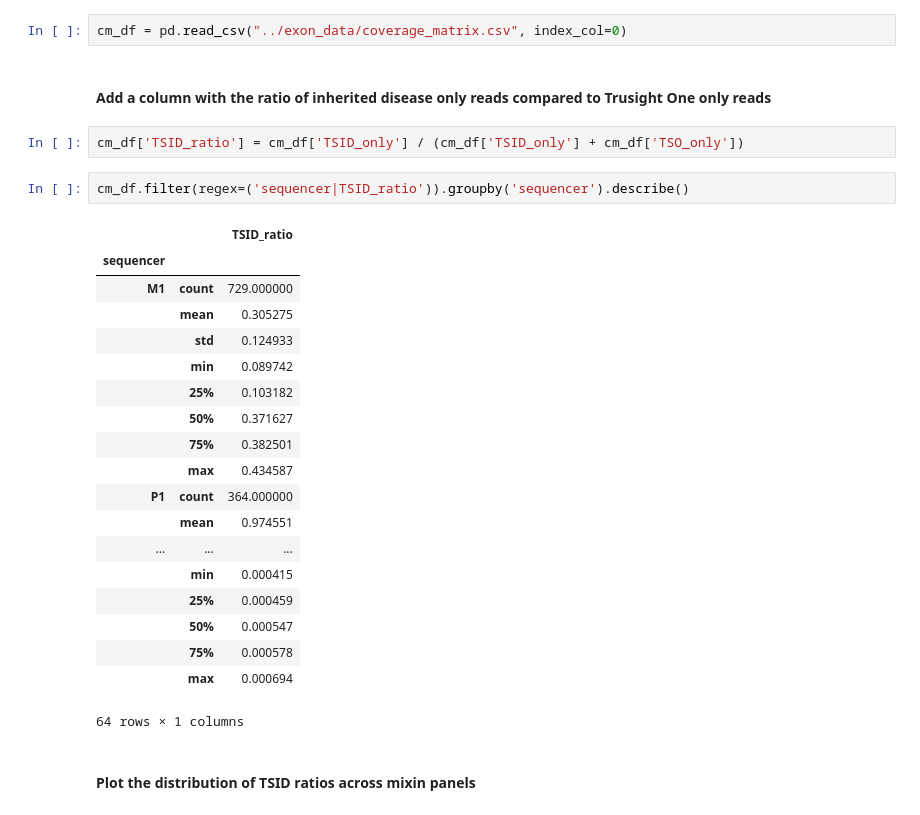
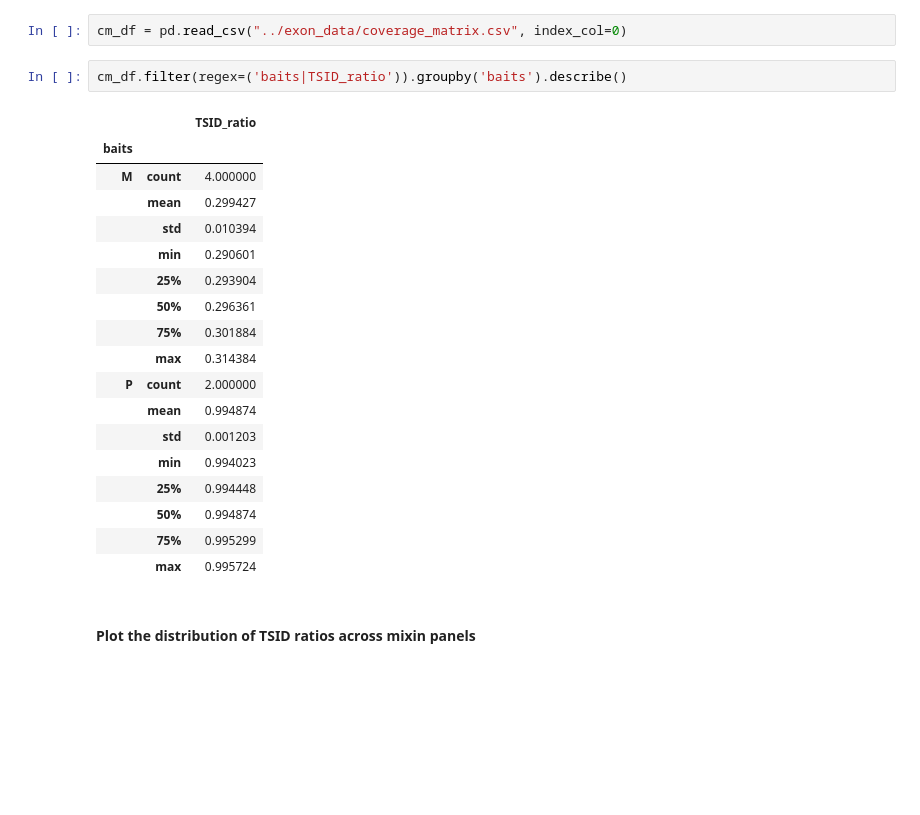
Before and after one commit to vkozareva/geneCNV, a Jupyter notebook: notebooks/analyze_coverage_matrix.ipynb, the cells around one changed output. Cells and saved outputs as stored; diff of their text form; blank space fills up the shorter version.

```diff
--- a/notebooks/analyze_coverage_matrix.ipynb
+++ b/notebooks/analyze_coverage_matrix.ipynb
@@ -35,32 +50,27 @@ Total time for 2 entries: 11.91 sec
 #### Alternatively, load the coverage_matrix from csv
 # %%
 cm_df = pd.read_csv("../exon_data/coverage_matrix.csv", index_col=0)
-# %% [markdown]
-#### Add a column with the ratio of inherited disease only reads compared to Trusight One only reads
-# %%
-cm_df['TSID_ratio'] = cm_df['TSID_only'] / (cm_df['TSID_only'] + cm_df['TSO_only'])
 # %%
-cm_df.filter(regex=('sequencer|TSID_ratio')).groupby('sequencer').describe()
+cm_df.filter(regex=('baits|TSID_ratio')).groupby('baits').describe()
 # %% [output]
 |  |  | TSID_ratio |
-| sequencer |  |  |
-| M1 | count | 729.000000 |
-|  | mean | 0.305275 |
-|  | std | 0.124933 |
-|  | min | 0.089742 |
-|  | 25% | 0.103182 |
-|  | 50% | 0.371627 |
-|  | 75% | 0.382501 |
-|  | max | 0.434587 |
-| P1 | count | 364.000000 |
-|  | mean | 0.974551 |
-| ... | ... | ... |
-|  | min | 0.000415 |
-|  | 25% | 0.000459 |
-|  | 50% | 0.000547 |
-|  | 75% | 0.000578 |
-|  | max | 0.000694 |
+| baits |  |  |
+| M | count | 4.000000 |
+|  | mean | 0.299427 |
+|  | std | 0.010394 |
+|  | min | 0.290601 |
+|  | 25% | 0.293904 |
+|  | 50% | 0.296361 |
+|  | 75% | 0.301884 |
+|  | max | 0.314384 |
+| P | count | 2.000000 |
+|  | mean | 0.994874 |
+|  | std | 0.001203 |
+|  | min | 0.994023 |
+|  | 25% | 0.994448 |
+|  | 50% | 0.994874 |
+|  | 75% | 0.995299 |
+|  | max | 0.995724 |
-64 rows × 1 columns
 # %% [markdown]
 #### Plot the distribution of TSID ratios across mixin panels
 # %%
```
Also changed, not shown: parts of 6 cells of this notebook, 1 other file.
